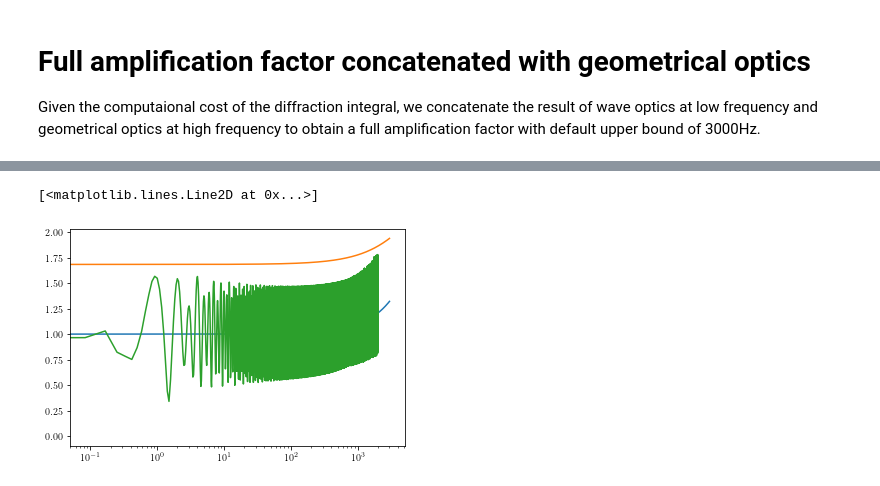
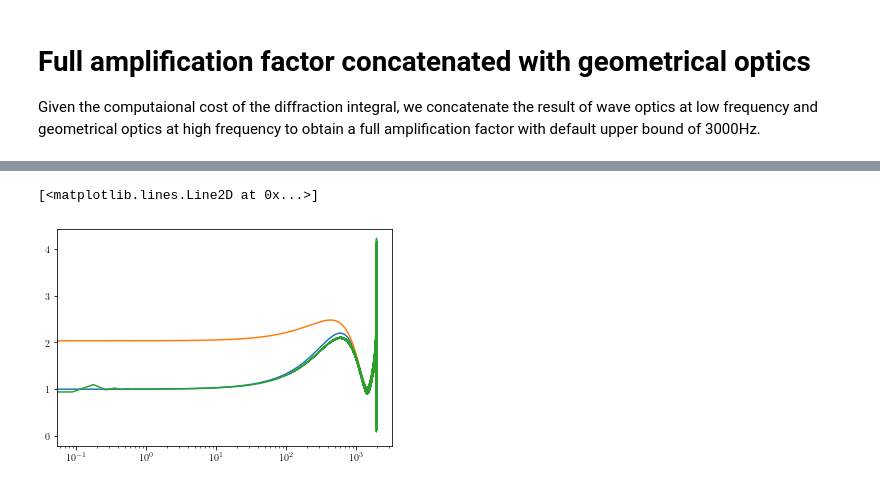
Before and after one commit to manchunyeung/wolensing, a Jupyter notebook: examples/embedded_lens_1.ipynb, the cells around one changed output, grey strips where cells are left out. Cells and saved outputs as stored; diff of their text form; code cells hidden in the pictures.

```diff
--- a/examples/embedded_lens_1.ipynb
+++ b/examples/embedded_lens_1.ipynb
@@ -25,14 +25,14 @@ G = const.G  # gravitational constant [m^3 kg^-1 s^-2]
 c = const.c  # speed of light [m/s]
 M_sun = const.M_sun  # Solar mass [Kg]
 # %%
-y0, y1 = 0.2, 0 # source position
+y0, y1 = 0.5, 0 # source position
 l0, l1 = 0., 0 # lens position
 
 zS = 1.0 # source redshift
 zL = 0.5 # lens redshift
 # %%
-mL1 = 1 * 1e10
-mL2 = 1
+mL1 = 1e10
+mL2 = 20
 mtot = mL1 + mL2
 
 # convert to radians
@@ -178,14 +178,14 @@ kwargs_macro = {'source_pos_x': beta0,
 
 kwargs_integrator = {'PixelNum': int(20000),
                      'PixelBlockMax': 2000,
-                     'WindowSize': 1.5*210*thetaE3,
+                     'WindowSize': 2.*210*thetaE3,
                      'WindowCenterX': MacroImg_ra[microtype],
                      'WindowCenterY': MacroImg_dec[microtype],
                      'T0': T0,
                      'TimeStep': 1e-5/Tscale,
                      'TimeMax': T0 + 1/Tscale,
                      'TimeMin': T0 - .1/Tscale,
-                     'TimeLength': 2/Tscale,
+                     'TimeLength': 1.2/Tscale,
                      'TExtend': 10/Tscale,
                      'LastImageT': .02/Tscale,
                      'Tbuffer': 0,
@@ -217,5 +232,5 @@ tds = tds[1:]
 # %%
-geofs, geoFws = amplification.geometrical_optics(mus, tds, Img_ra, Img_dec)
+geofs, geoFws = amplification.geometrical_optics(mus, tds, Img_ra, Img_dec, upper_lim=2000)
 # %%
 plt.semilogx(geofs, np.abs(geoFws))
 # %% [output]
@@ -239,9 +259,10 @@ plt.semilogx(fullfs, np.angle(fullFws))
 fac = np.sqrt(Mus[microtype])
 # %%
 ww = geofs
-plt.semilogx(geofs, (fac*np.exp(-ww*np.pi/20000) + (1-np.exp(-ww*np.pi/20000))*geoFws)/fac)
-plt.semilogx(geofs, np.abs(geoFws)/fac)
-plt.semilogx(ws, np.abs(Fws)/fac)
+plt.semilogx(geofs, (fac*np.exp(-ww*np.pi/1000) + (1-np.exp(-ww*np.pi/1000))*np.abs(geoFws))/fac, label='appro')
+plt.semilogx(geofs, np.abs(geoFws)/fac,label='Fgeo')
+plt.semilogx(ws, np.abs(Fws)/fac, label='Fwave')
+# plt.savefig('./one_microlens_90d_geo.jpg',bbox_inches='tight')
 # %% [output]
 [<matplotlib.lines.Line2D at 0x...>]
-[figure, old version]
+[figure, new version]
```
Also changed, not shown: parts of 25 cells of this notebook, 17 other files.
